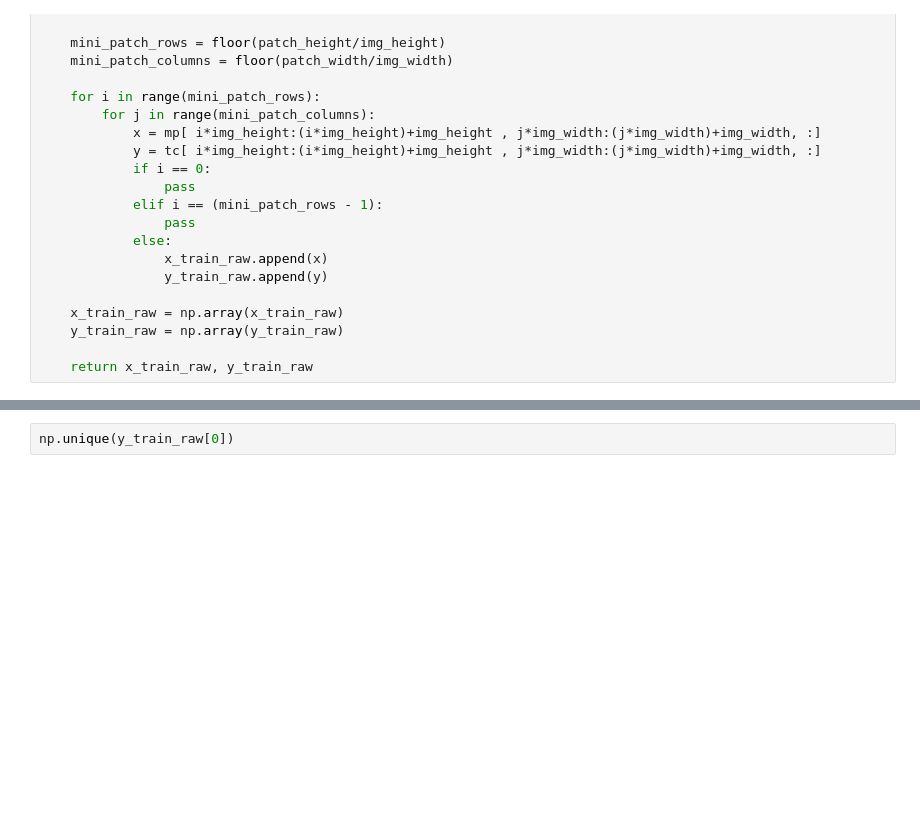
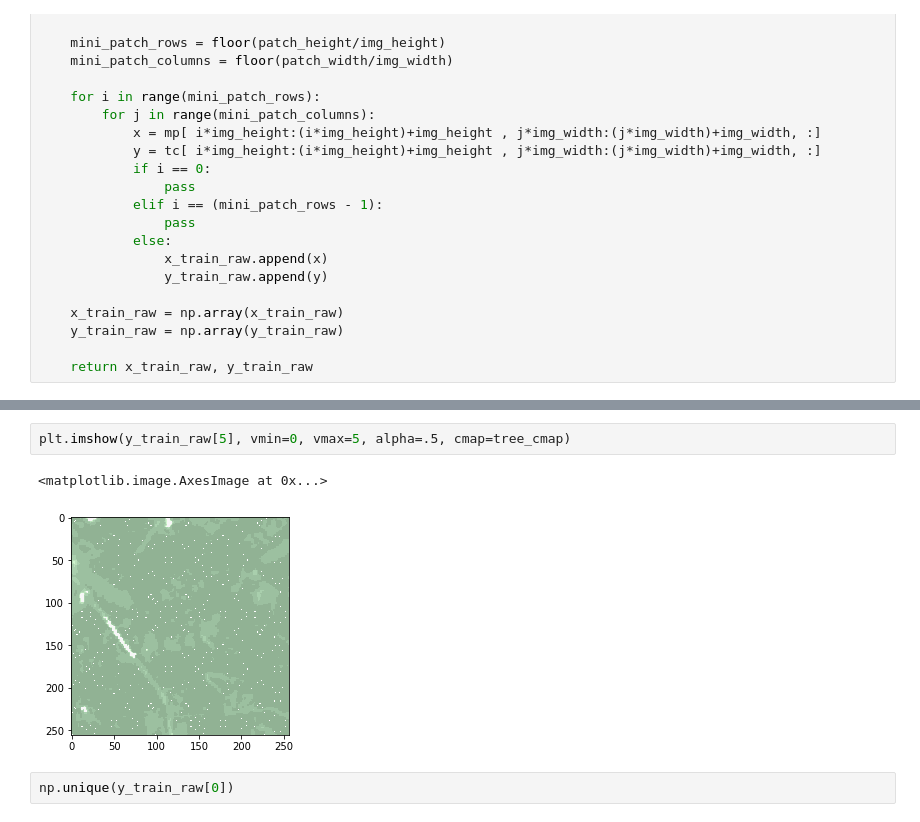
Before and after one commit to EduardoBetancourt/co2go, a Jupyter notebook: notebooks/Eduardo/Data Sourcing.ipynb, the cells around one changed output, grey strips where cells are left out. Drawn from its saved outputs; the diff is of its cells as text; blank space fills up the shorter version.

```diff
--- a/notebooks/Eduardo/Data Sourcing.ipynb
+++ b/notebooks/Eduardo/Data Sourcing.ipynb
@@ -289,3 +293,8 @@ y_train_raw.shape
+# %%
+plt.imshow(y_train_raw[5], vmin=0, vmax=5, alpha=.5, cmap=tree_cmap)
+# %% [output]
+<matplotlib.image.AxesImage at 0x...>
+[figure, added]
 # %%
 np.unique(y_train_raw[0])
 # %% [output]
```
Also changed, not shown: parts of 7 cells of this notebook.
